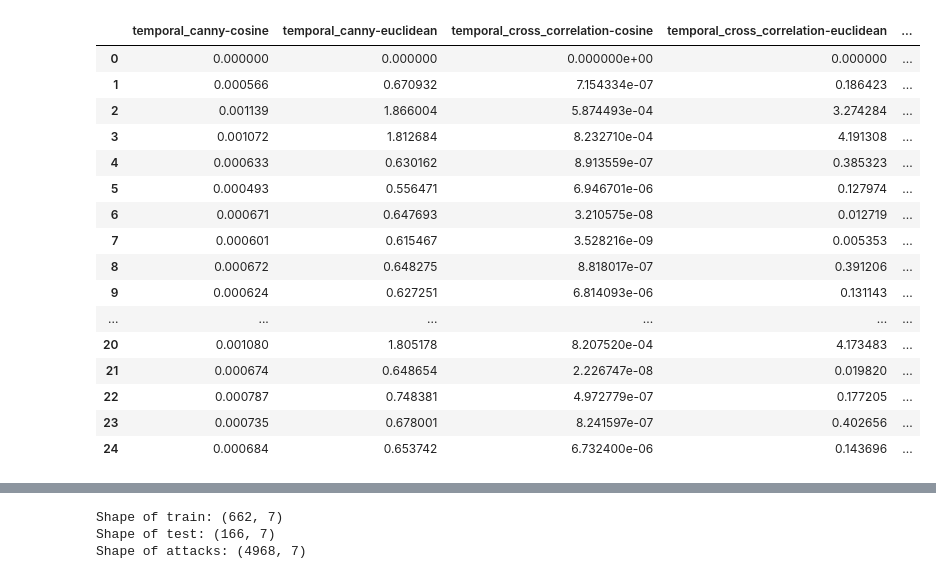
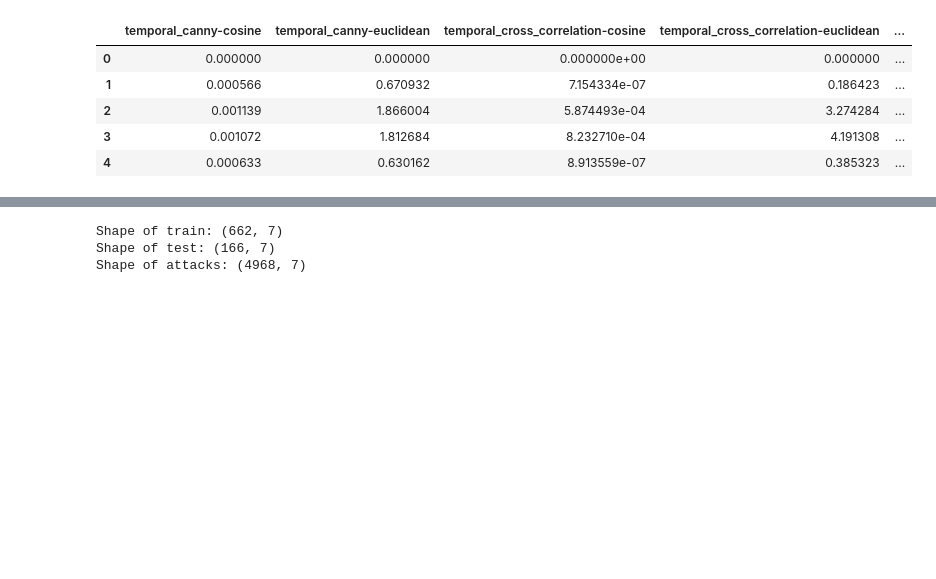
Before and after one commit to livepeer/verification-classifier, a Jupyter notebook: data-analysis/notebooks/Unsupervised_predicted_model.ipynb, the cells around one changed output, grey strips where cells are left out. Saved outputs shown, nothing was run; the diff lists cells and outputs as text; code cells hidden in the pictures; blank space fills up the shorter version.

```diff
--- a/data-analysis/notebooks/Unsupervised_predicted_model.ipynb
+++ b/data-analysis/notebooks/Unsupervised_predicted_model.ipynb
@@ -51,25 +55,14 @@ df = df.drop(['Unnamed: 0',
 #               'temporal_difference-cosine',
          'level_1'],axis=1)
 # %%
-df.head(25)
+df.head(5)
 # %% [output]
 |  | temporal_canny-cosine | temporal_canny-euclidean | temporal_cross_correlation-cosine | temporal_cross_correlation-euclidean | ... |
 | 0 | 0.000000 | 0.000000 | 0.000000e+00 | 0.000000 | ... |
 | 1 | 0.000566 | 0.670932 | 7.154334e-07 | 0.186423 | ... |
 | 2 | 0.001139 | 1.866004 | 5.874493e-04 | 3.274284 | ... |
 | 3 | 0.001072 | 1.812684 | 8.232710e-04 | 4.191308 | ... |
 | 4 | 0.000633 | 0.630162 | 8.913559e-07 | 0.385323 | ... |
-| 5 | 0.000493 | 0.556471 | 6.946701e-06 | 0.127974 | ... |
-| 6 | 0.000671 | 0.647693 | 3.210575e-08 | 0.012719 | ... |
-| 7 | 0.000601 | 0.615467 | 3.528216e-09 | 0.005353 | ... |
-| 8 | 0.000672 | 0.648275 | 8.818017e-07 | 0.391206 | ... |
-| 9 | 0.000624 | 0.627251 | 6.814093e-06 | 0.131143 | ... |
-| ... | ... | ... | ... | ... | ... |
-| 20 | 0.001080 | 1.805178 | 8.207520e-04 | 4.173483 | ... |
-| 21 | 0.000674 | 0.648654 | 2.226747e-08 | 0.019820 | ... |
-| 22 | 0.000787 | 0.748381 | 4.972779e-07 | 0.177205 | ... |
-| 23 | 0.000735 | 0.678001 | 8.241597e-07 | 0.402656 | ... |
-| 24 | 0.000684 | 0.653742 | 6.732400e-06 | 0.143696 | ... |
 # %%
 df.describe()
 # %% [output]
```
Also changed, not shown: parts of 27 cells of this notebook.
